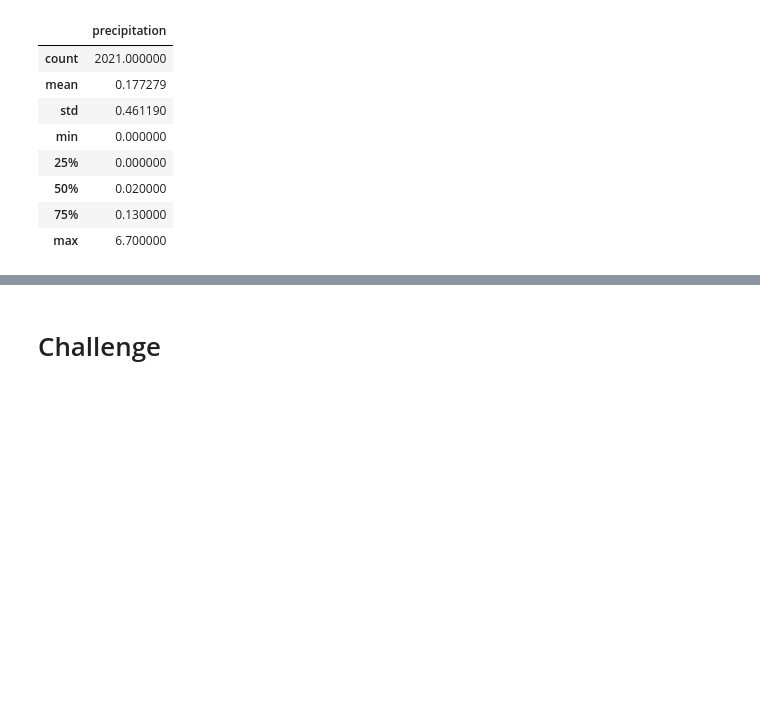
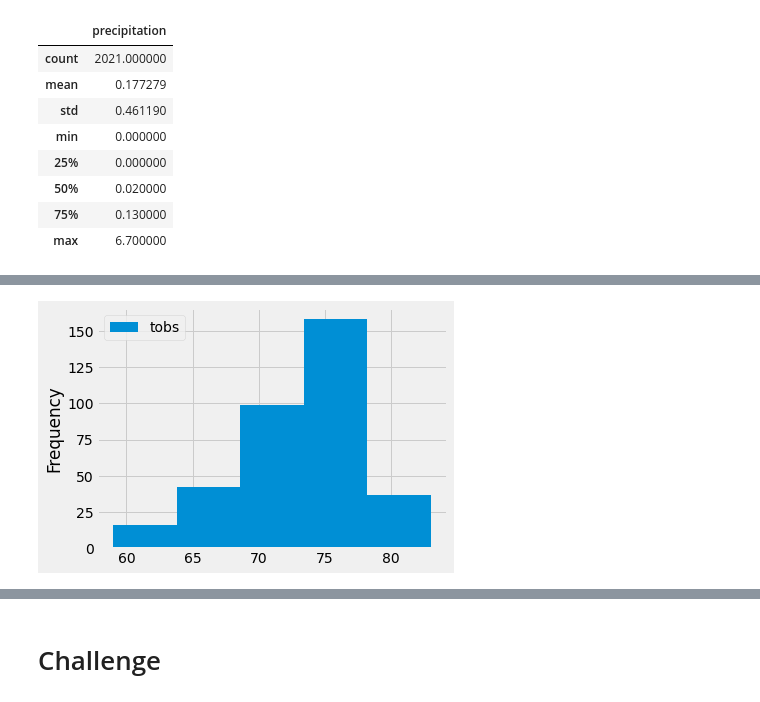
Before and after one commit to coconnell022/surfs_up, a Jupyter notebook: climate_analysis.ipynb, the cells around one changed output, grey strips where cells are left out. Drawn from its saved outputs; the diff is of its cells as text; code cells hidden in the pictures; blank space fills up the shorter version.

```diff
--- a/climate_analysis.ipynb
+++ b/climate_analysis.ipynb
@@ -110,0 +158,5 @@ df.describe()
+# %%
+temp_df.plot.hist(bins = 5)
+plt.tight_layout()
+# %% [output]
+[figure, added]
```
Also changed, not shown: parts of 8 cells of this notebook, 1 other file.
